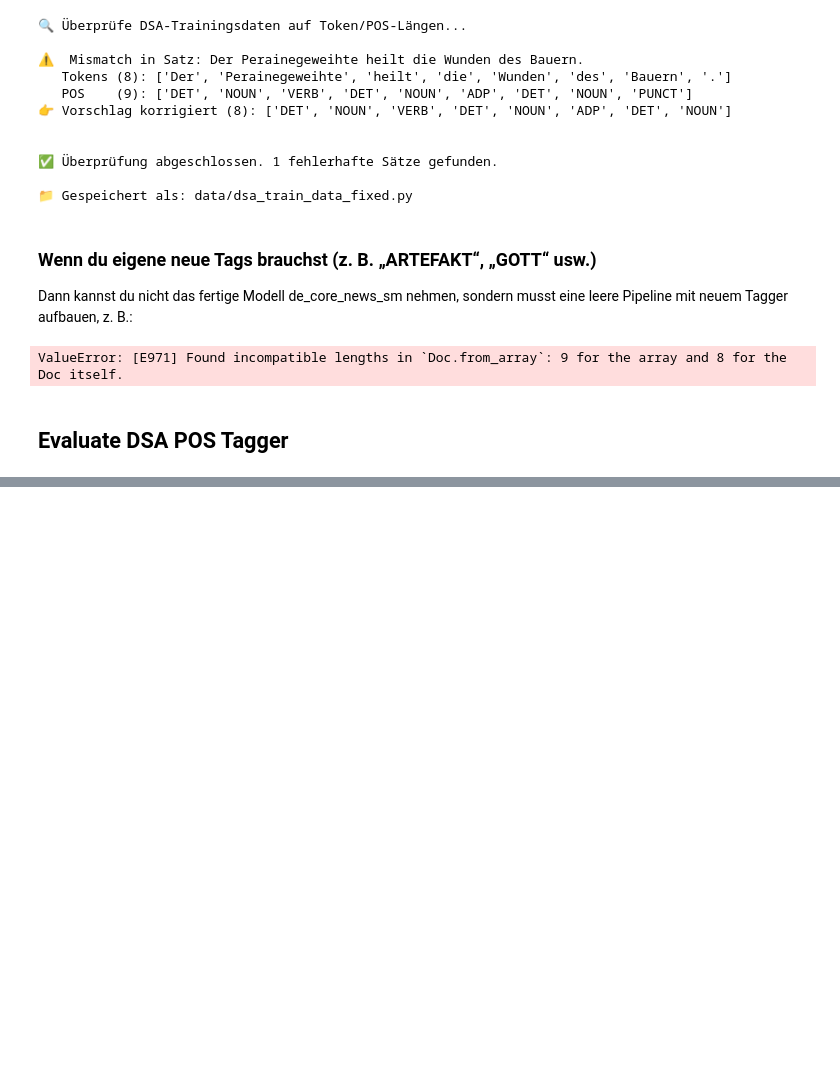
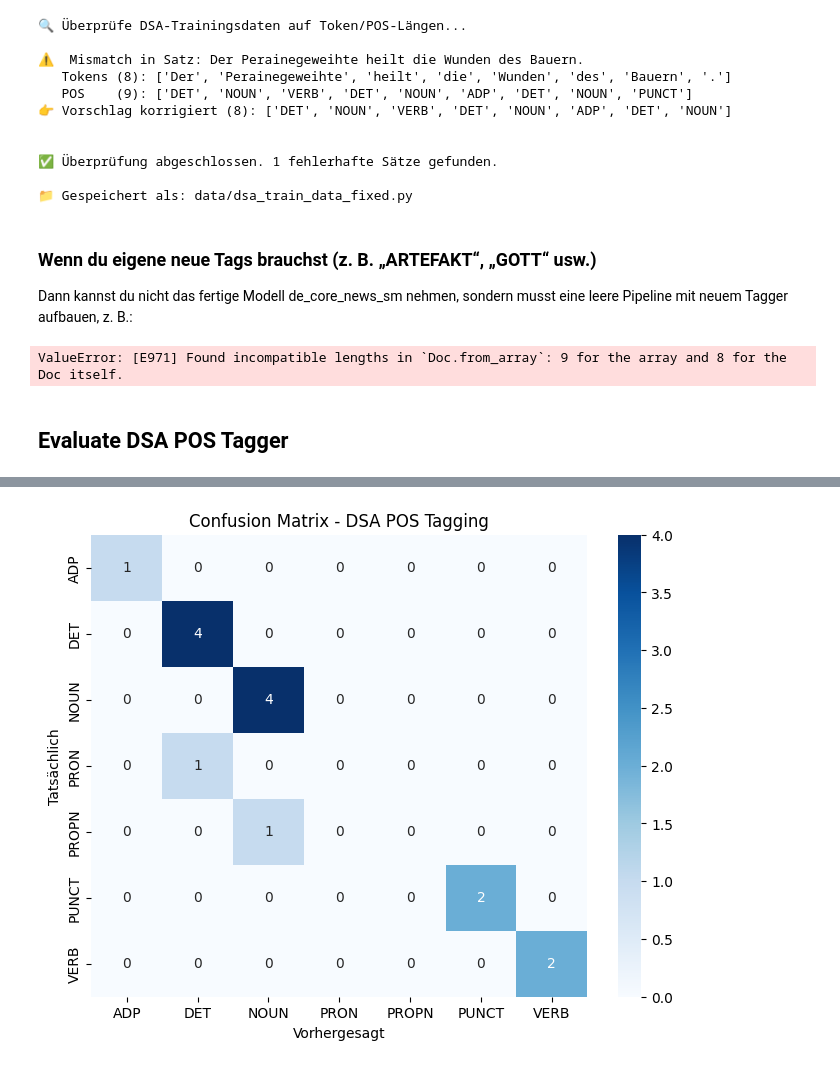
Before and after one commit to tc020/nlp-rpg-narratives, a Jupyter notebook: train_dsa_pos.ipynb, the cells around one changed output, grey strips where cells are left out. Saved outputs shown, nothing was run; the diff lists cells and outputs as text; code cells hidden in the pictures; blank space fills up the shorter version.

```diff
--- a/train_dsa_pos.ipynb
+++ b/train_dsa_pos.ipynb
@@ -45,12 +0,0 @@ Modell gespeichert unter: de_dsa_tagger
-# %%
-import spacy
-from data.dsa_train_data import TRAIN_DATA
-
-nlp = spacy.blank("de")
-
-for text, ann in TRAIN_DATA:
-    doc = nlp.make_doc(text)
-    if len(doc) != len(ann["pos"]):
-        print(f"⚠️  Tokenanzahl passt nicht: '{text}'")
-        print(f"  Tokens: {[t.text for t in doc]}")
-        print(f"  POS:    {ann['pos']}")
@@ -206,0 +465,17 @@ OSError: [E050] Can't find model 'de_dsa_tagger'. It doesn't seem to be a Python
+# %%
+from sklearn.metrics import classification_report
+
+nlp = spacy.load("model_dsa_pos")
+
+gold_tags = []
+pred_tags = []
+
+for text, ann in test_data:
+    doc = nlp(text)
+    gold_tags.extend(ann["pos"])
+    pred_tags.extend([token.pos_ for token in doc])
+
+print("🧾 Evaluierung abgeschlossen.\n")
+
+from sklearn.metrics import classification_report
+print(classification_report(gold_tags, pred_tags, zero_division=0))
@@ -206,0 +498,17 @@ OSError: [E050] Can't find model 'de_dsa_tagger'. It doesn't seem to be a Python
+# %%
+import matplotlib.pyplot as plt
+import seaborn as sns
+from sklearn.metrics import confusion_matrix
+
+tags = sorted(set(gold_tags + pred_tags))
+cm = confusion_matrix(gold_tags, pred_tags, labels=tags)
+
+plt.figure(figsize=(8,6))
+sns.heatmap(cm, annot=True, fmt="d", cmap="Blues",
+            xticklabels=tags, yticklabels=tags)
+plt.xlabel("Vorhergesagt")
+plt.ylabel("Tatsächlich")
+plt.title("Confusion Matrix - DSA POS Tagging")
+plt.show()
+# %% [output]
+[figure, added]
```
Also changed, not shown: parts of 14 cells of this notebook, 27 other files.
